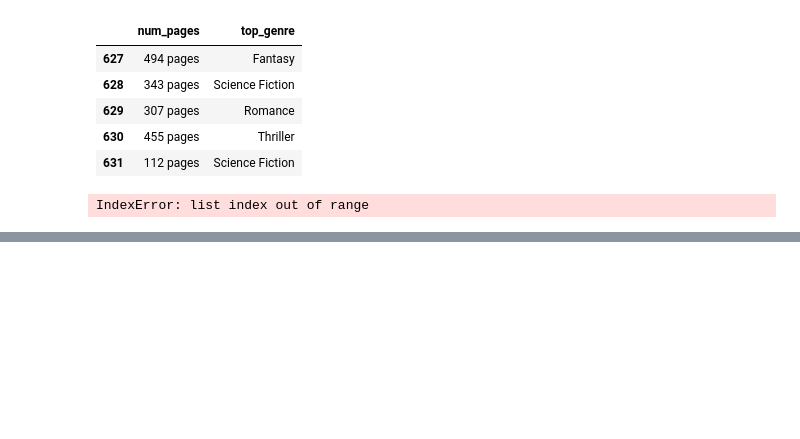
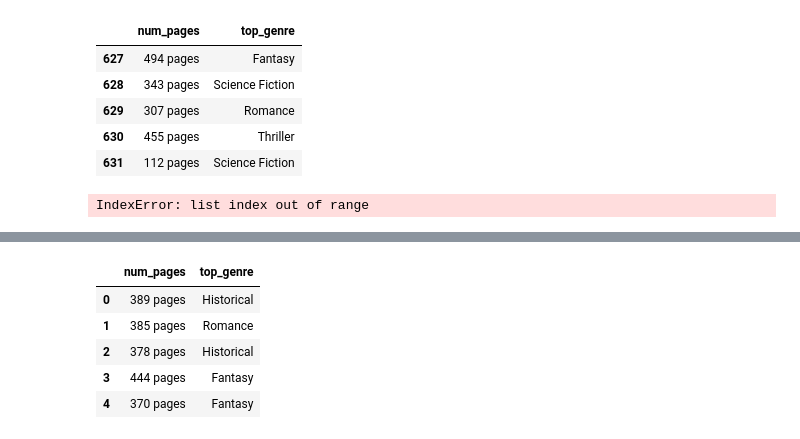
Before and after one commit to abigailasper/booktok-bestsellers, a Jupyter notebook: notebooks/goodreads_genre_pagenum_scraper.ipynb, the cells around one changed output, grey strips where cells are left out. Cells and saved outputs as stored; diff of their text form; code cells hidden in the pictures; blank space fills up the shorter version.

```diff
--- a/notebooks/goodreads_genre_pagenum_scraper.ipynb
+++ b/notebooks/goodreads_genre_pagenum_scraper.ipynb
@@ -200,0 +282,9 @@ num_pages2
+# %%
+all_book_info.head()
+# %% [output]
+|  | num_pages | top_genre |
+| 0 | 389 pages | Historical |
+| 1 | 385 pages | Romance |
+| 2 | 378 pages | Historical |
+| 3 | 444 pages | Fantasy |
+| 4 | 370 pages | Fantasy |
```
Also changed, not shown: parts of 13 cells of this notebook, 1 other file.
